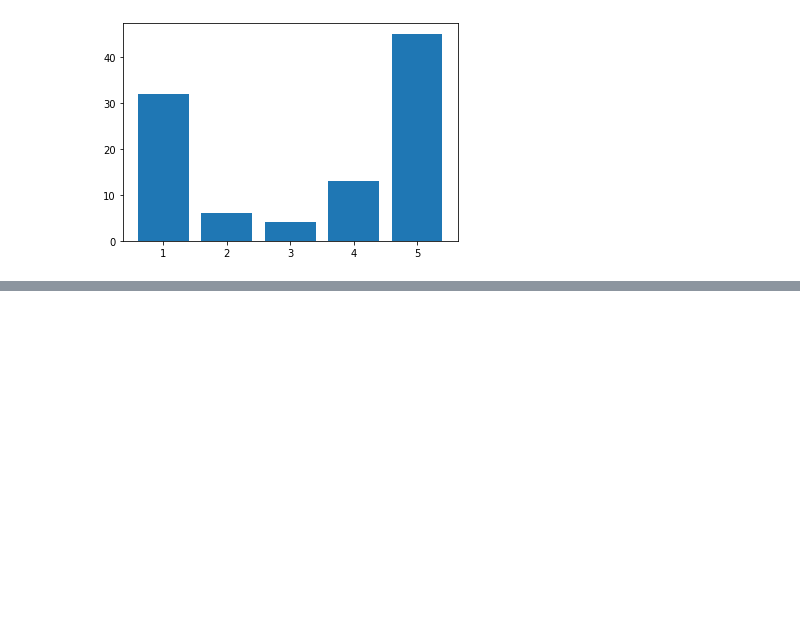
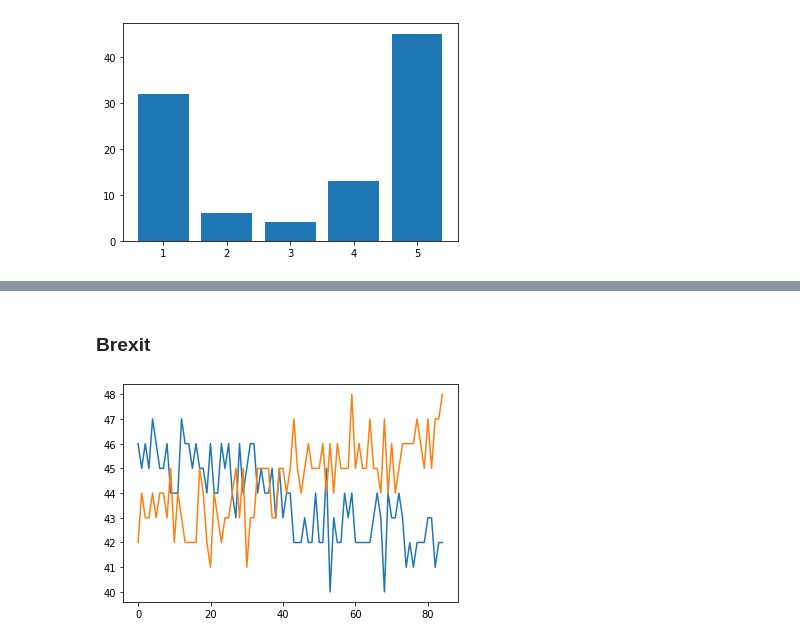
Before and after one commit to patrickz98/uni.2020.dias, a Jupyter notebook: exercise.02/exercise.02.ipynb, the cells around one changed output, grey strips where cells are left out. Drawn from its saved outputs; the diff is of its cells as text; code cells hidden in the pictures; blank space fills up the shorter version.

```diff
--- a/exercise.02/exercise.02.ipynb
+++ b/exercise.02/exercise.02.ipynb
@@ -47,0 +63,22 @@ DAMI2-PlotData
+# %% [markdown]
+### Brexit
+# %%
+dates = []
+right = []
+wrong = []
+
+with open(dataDir + '/Economist_Brexit.csv', 'r') as file:
+    lines = file.read().strip()
+
+    for line in lines.splitlines()[1:]:
+        parts = line.split(",")
+        dates += [parts[0]]
+        right += [int(parts[1])]
+        wrong += [int(parts[2])]
+
+plt.figure()
+plt.plot(right, label = "Right")
+plt.plot(wrong, label = "Wrong")
+plt.savefig("exercise.02.01.brexit.png", dpi=600)
+# %% [output]
+[figure, added]
```
Also changed, not shown: parts of 12 cells of this notebook, 9 other files.
